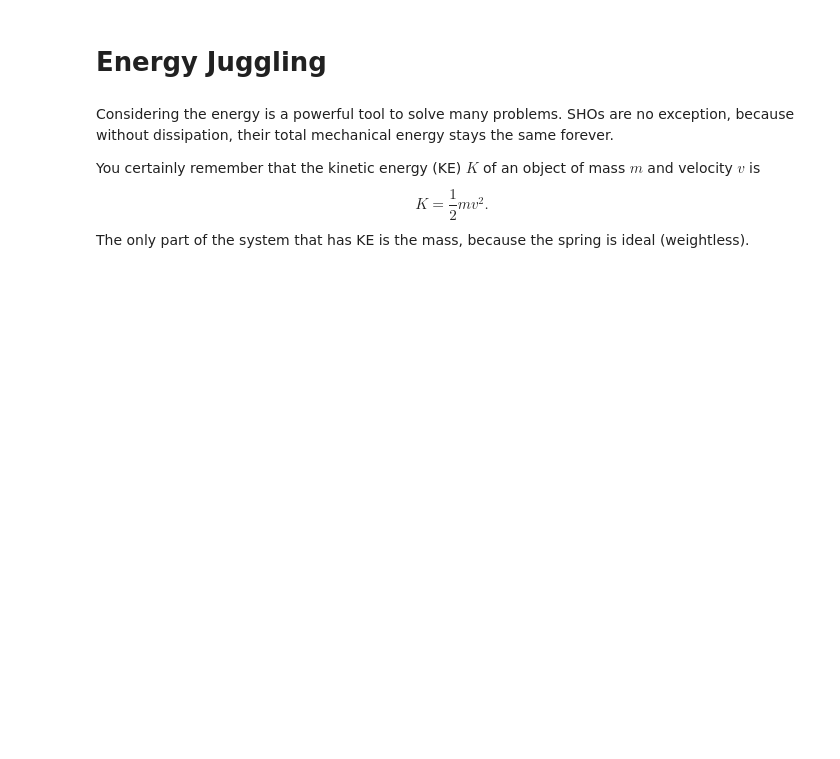
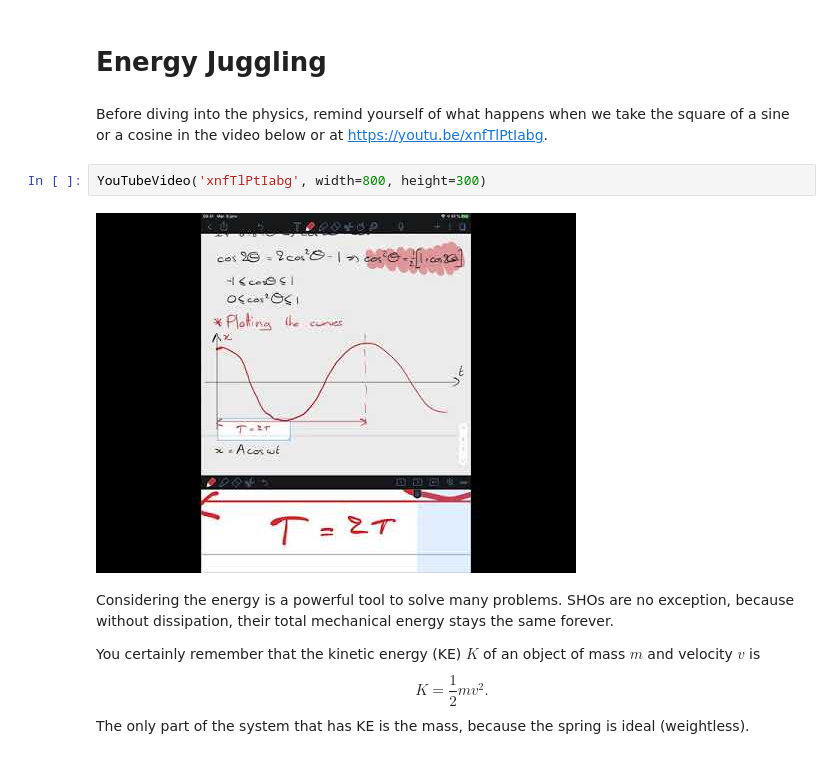
Before and after one commit to PHY293-Grisouard/Chapters-2020, a Jupyter notebook: C01 - SHOs/C01-SimpleHarmonicOscillator.ipynb, the cells around one changed output. Drawn from its saved outputs; the diff is of its cells as text; blank space fills up the shorter version.

```diff
--- a/C01 - SHOs/C01-SimpleHarmonicOscillator.ipynb
+++ b/C01 - SHOs/C01-SimpleHarmonicOscillator.ipynb
@@ -373,6 +369,12 @@ The figure above shows that with some positive initial velocity, the mass keeps
 The oscillation period remains the same however, and the curves above look fundamentally the same as the "clamped mass" situation, earlier, except for a shift in time.
 # %% [markdown]
 # Energy Juggling
+# %% [markdown]
+Before diving into the physics, remind yourself of what happens when we take the square of a sine or a cosine in the video below or at https://youtu.be/xnfTlPtIabg.
+# %%
+YouTubeVideo('xnfTlPtIabg', width=800, height=300)
+# %% [output]
+[figure, added]
 # %% [markdown]
 Considering the energy is a powerful tool to solve many problems.
 SHOs are no exception, because without dissipation, their total mechanical energy stays the same forever.
```
Also changed, not shown: parts of 3 cells of this notebook.
